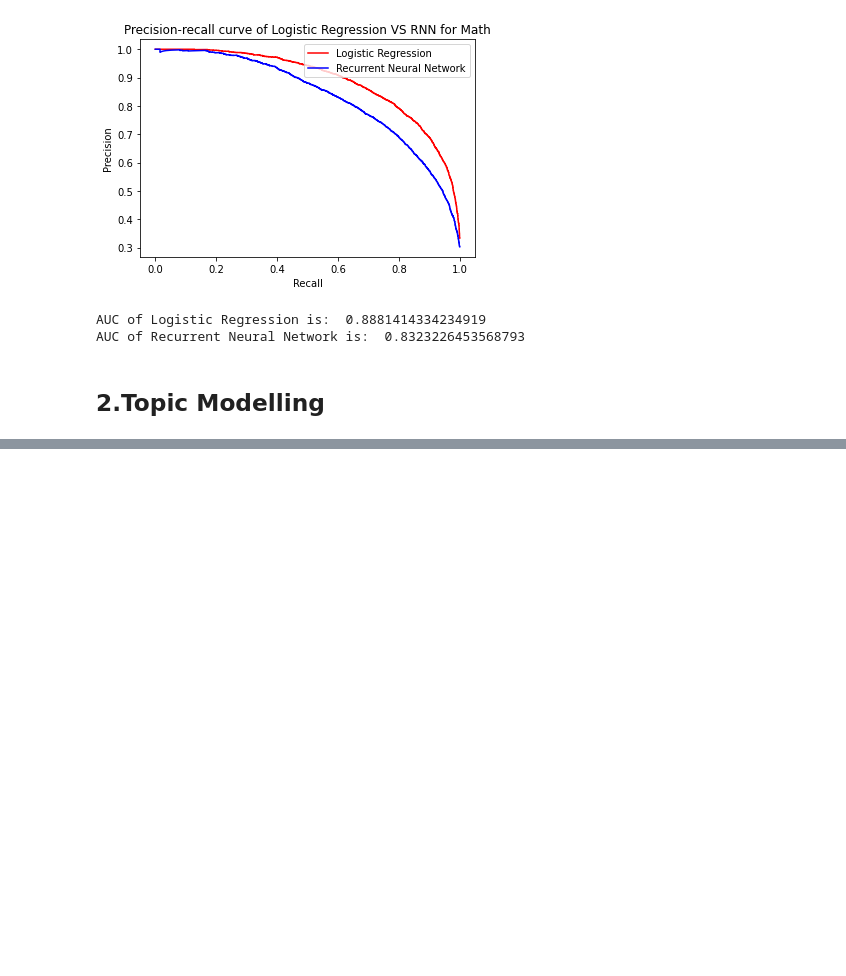
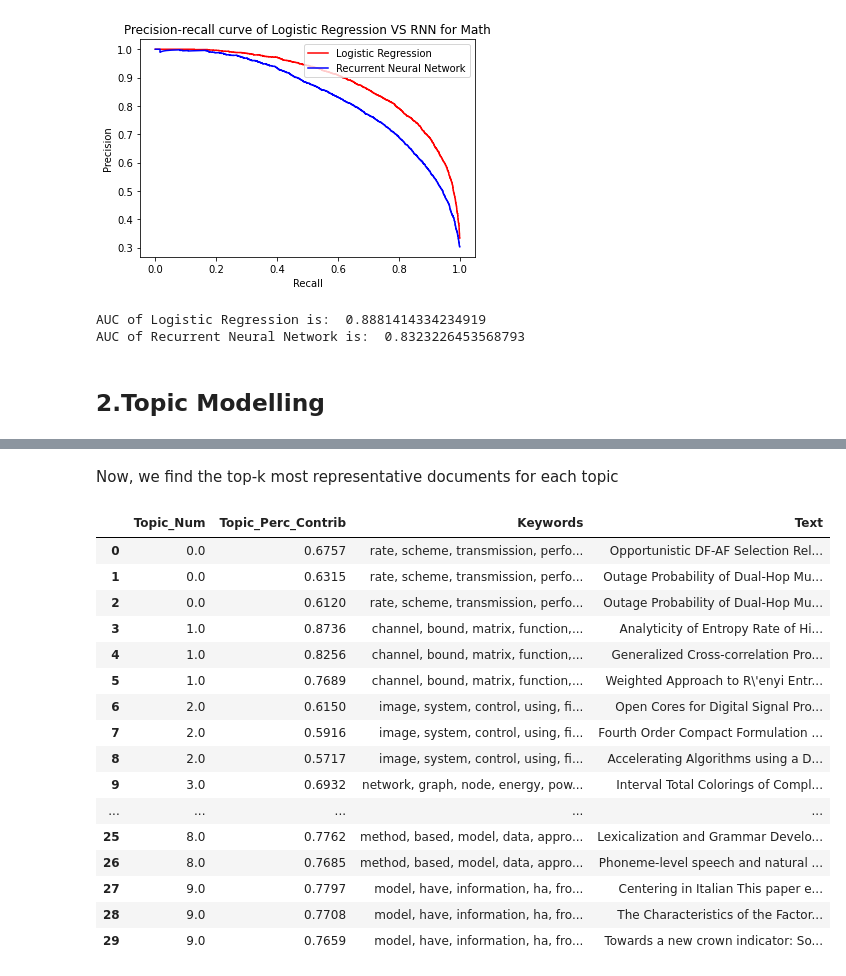
Before and after one commit to DanielTranDS/AcademicArticles-NLP-NeuralNetwork-Classification, a Jupyter notebook: AcademicArticles_NLP_Codes_GPU.ipynb, the cells around one changed output, grey strips where cells are left out. Cells and saved outputs as stored; diff of their text form; code cells hidden in the pictures; blank space fills up the shorter version.

Commit message:
Implement Topic Modelling

```diff
--- a/AcademicArticles_NLP_Codes_GPU.ipynb
+++ b/AcademicArticles_NLP_Codes_GPU.ipynb
@@ -776,0 +959,28 @@ AUC of Recurrent Neural Network is:  0.8323226453568793
+# %%
+def get_document_topics(ldamodel,corpus,texts):
+    #Initialize output
+    document_topics_df=pd.DataFrame()
+
+    #Get the main topic/relevance of topic in each document
+    for i,row in enumerate(ldamodel[corpus]):
+        row=sorted(row,key=lambda x:(x[1]),reverse=True)
+        #Get the dominant topic, percentage contribution and keywords for each document
+        for j,(topic_num,prop_topic) in enumerate(row):
+            if j==0:
+                wp=ldamodel.show_topic(topic_num)
+                #Get topic keywords for a specific topic
+                topic_keywords=', '.join([word for word,prop in wp])
+                document_topics_df=document_topics_df.append(pd.Series([int(topic_num),round(prop_topic,4),topic_keywords]),ignore_index=True)
+            else:
+                break
+    document_topics_df.column=['Dominant_Topic','Perc_Contribution','Topic_Keywords']
+
+    #Add original text to the end of output
+    contents=pd.Series(texts)
+    document_topics_df=pd.concat([document_topics_df,contents],axis=1)
+    document_topics_df.columns=['Dominant_Topic','Perc_Contribution','Topic_Keywords','Original_Text']
+
+    return document_topics_df
+# %%
+doc_topic_df=get_document_topics(lda_model,corpus,raw_docs)
+doc_topic_df.head(5)
@@ -776,0 +994,34 @@ AUC of Recurrent Neural Network is:  0.8323226453568793
+# %% [markdown]
+Now, we find the top-k most representative documents for each topic
+# %%
+def find_top_k_doc(doc_topic_df,k):
+    doc_topics_sorted_df=pd.DataFrame()
+    doc_topic_df_grpd=doc_topic_df.groupby('Dominant_Topic')
+    for i,grp in doc_topic_df_grpd:
+        doc_topics_sorted_df=pd.concat([doc_topics_sorted_df,
+                                           grp.sort_values(['Perc_Contribution'],ascending=[0]).head(k)],axis=0)
+    doc_topics_sorted_df.reset_index(drop=True,inplace=True)
+    doc_topics_sorted_df.columns=['Topic_Num', "Topic_Perc_Contrib", "Keywords", "Text"]
+    return doc_topics_sorted_df
+
+#Find top 3 most representative documents for each topic
+find_top_k_doc=find_top_k_doc(doc_topic_df,3)
+find_top_k_doc
+# %% [output]
+|  | Topic_Num | Topic_Perc_Contrib | Keywords | Text |
+| 0 | 0.0 | 0.6757 | rate, scheme, transmission, perfo... | Opportunistic DF-AF Selection Rel... |
+| 1 | 0.0 | 0.6315 | rate, scheme, transmission, perfo... | Outage Probability of Dual-Hop Mu... |
+| 2 | 0.0 | 0.6120 | rate, scheme, transmission, perfo... | Outage Probability of Dual-Hop Mu... |
+| 3 | 1.0 | 0.8736 | channel, bound, matrix, function,... | Analyticity of Entropy Rate of Hi... |
+| 4 | 1.0 | 0.8256 | channel, bound, matrix, function,... | Generalized Cross-correlation Pro... |
+| 5 | 1.0 | 0.7689 | channel, bound, matrix, function,... | Weighted Approach to R\'enyi Entr... |
+| 6 | 2.0 | 0.6150 | image, system, control, using, fi... | Open Cores for Digital Signal Pro... |
+| 7 | 2.0 | 0.5916 | image, system, control, using, fi... | Fourth Order Compact Formulation ... |
+| 8 | 2.0 | 0.5717 | image, system, control, using, fi... | Accelerating Algorithms using a D... |
+| 9 | 3.0 | 0.6932 | network, graph, node, energy, pow... | Interval Total Colorings of Compl... |
+| ... | ... | ... | ... | ... |
+| 25 | 8.0 | 0.7762 | method, based, model, data, appro... | Lexicalization and Grammar Develo... |
+| 26 | 8.0 | 0.7685 | method, based, model, data, appro... | Phoneme-level speech and natural ... |
+| 27 | 9.0 | 0.7797 | model, have, information, ha, fro... | Centering in Italian This paper e... |
+| 28 | 9.0 | 0.7708 | model, have, information, ha, fro... | The Characteristics of the Factor... |
+| 29 | 9.0 | 0.7659 | model, have, information, ha, fro... | Towards a new crown indicator: So... |
```
Also changed, not shown: parts of 17 cells of this notebook.
